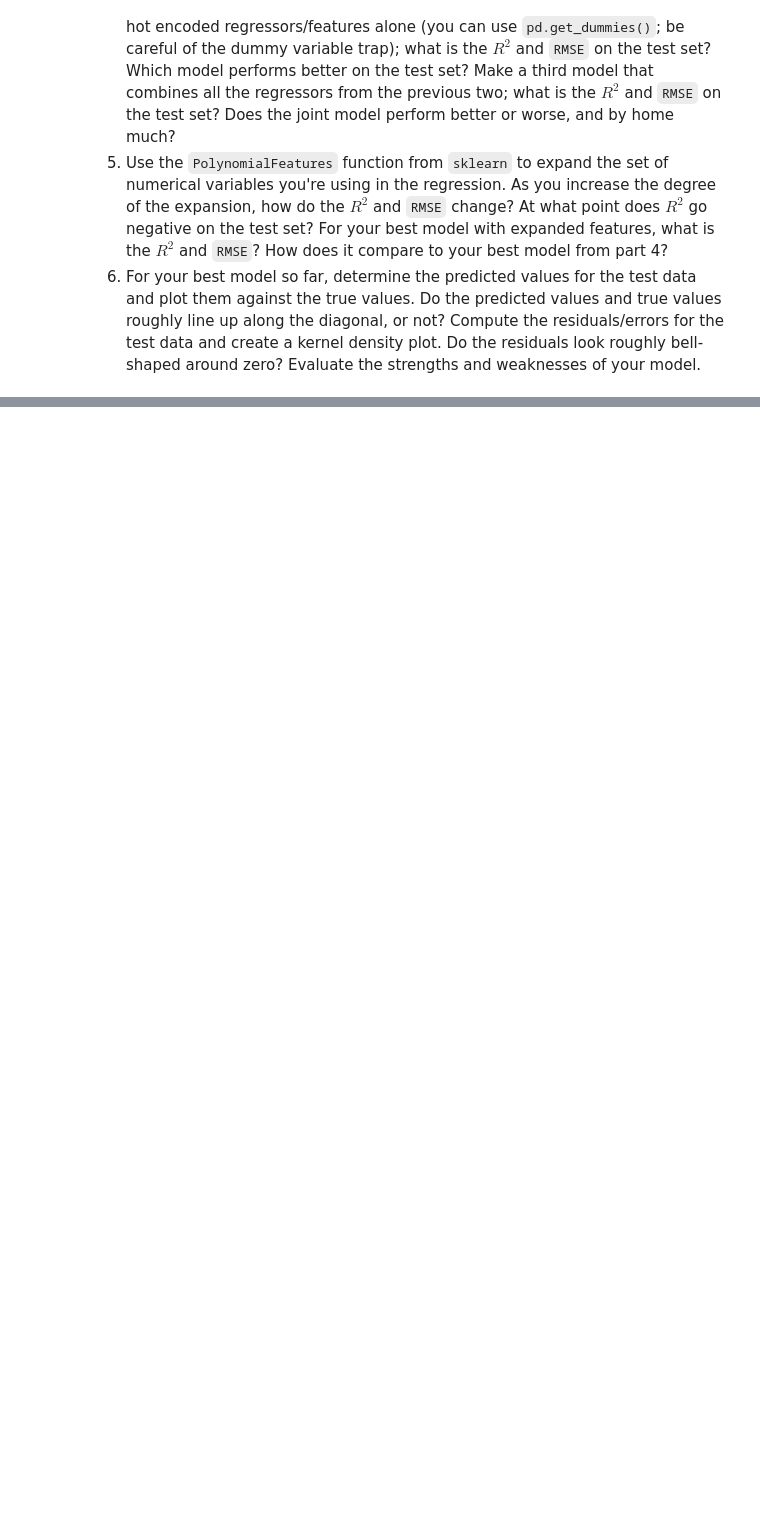
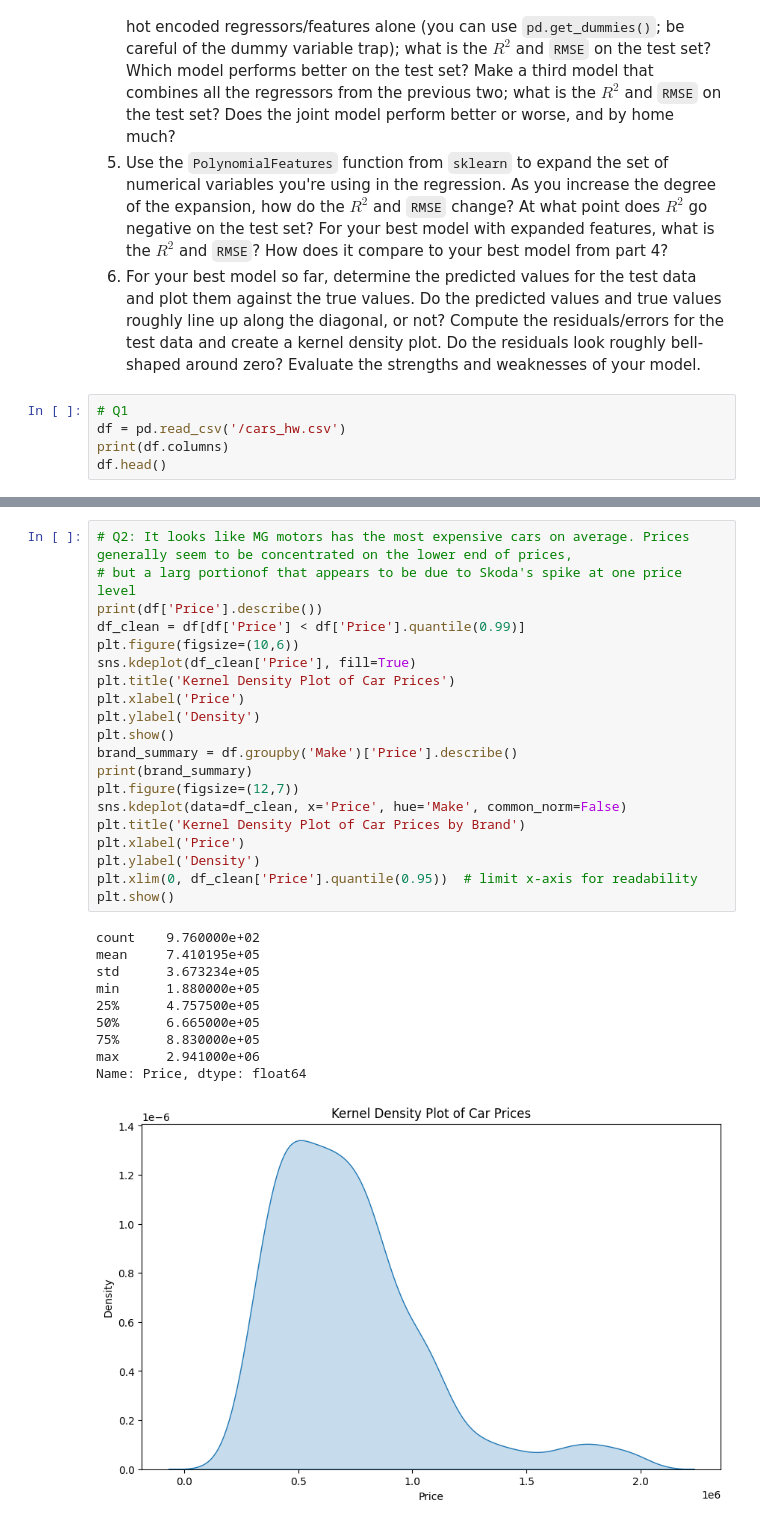
Before and after one commit to benshults22/linear_models, a Jupyter notebook: assignment/assignment.ipynb, the cells around one changed output, grey strips where cells are left out. Drawn from its saved outputs; the diff is of its cells as text; blank space fills up the shorter version.

```diff
--- a/assignment/assignment.ipynb
+++ b/assignment/assignment.ipynb
@@ -62,3 +260,8 @@ Intercept is the model's guess in the event all independent variables are zero.
   4. Make a model where you regress price on the numeric variables alone; what is the $R^2$ and `RMSE` on the training set and test set? Make a second model where, for the categorical variables, you regress price on a model comprised of one-hot encoded regressors/features alone (you can use `pd.get_dummies()`; be careful of the dummy variable trap); what is the $R^2$ and `RMSE` on the test set? Which model performs better on the test set? Make a third model that combines all the regressors from the previous two; what is the $R^2$ and `RMSE` on the test set? Does the joint model perform better or worse, and by home much?
   5. Use the `PolynomialFeatures` function from `sklearn` to expand the set of numerical variables you're using in the regression. As you increase the degree of the expansion, how do the $R^2$ and `RMSE` change? At what point does $R^2$ go negative on the test set? For your best model with expanded features, what is the $R^2$ and `RMSE`? How does it compare to your best model from part 4?
   6. For your best model so far, determine the predicted values for the test data and plot them against the true values. Do the predicted values and true values roughly line up along the diagonal, or not? Compute the residuals/errors for the test data and create a kernel density plot. Do the residuals look roughly bell-shaped around zero? Evaluate the strengths and weaknesses of your model.
+# %%
+# Q1
+df = pd.read_csv('/cars_hw.csv')
+print(df.columns)
+df.head()
@@ -64,0 +279,31 @@ Intercept is the model's guess in the event all independent variables are zero.
+# %%
+# Q2: It looks like MG motors has the most expensive cars on average. Prices generally seem to be concentrated on the lower end of prices,
+# but a larg portionof that appears to be due to Skoda's spike at one price level
+print(df['Price'].describe())
+df_clean = df[df['Price'] < df['Price'].quantile(0.99)]
+plt.figure(figsize=(10,6))
+sns.kdeplot(df_clean['Price'], fill=True)
+plt.title('Kernel Density Plot of Car Prices')
+plt.xlabel('Price')
+plt.ylabel('Density')
+plt.show()
+brand_summary = df.groupby('Make')['Price'].describe()
+print(brand_summary)
+plt.figure(figsize=(12,7))
+sns.kdeplot(data=df_clean, x='Price', hue='Make', common_norm=False)
+plt.title('Kernel Density Plot of Car Prices by Brand')
+plt.xlabel('Price')
+plt.ylabel('Density')
+plt.xlim(0, df_clean['Price'].quantile(0.95))  # limit x-axis for readability
+plt.show()
+# %% [output]
+count    9.760000e+02
+mean     7.410195e+05
+std      3.673234e+05
+min      1.880000e+05
+25%      4.757500e+05
+50%      6.665000e+05
+75%      8.830000e+05
+max      2.941000e+06
+Name: Price, dtype: float64
+[figure, added]
```
Also changed, not shown: parts of 14 cells of this notebook.
